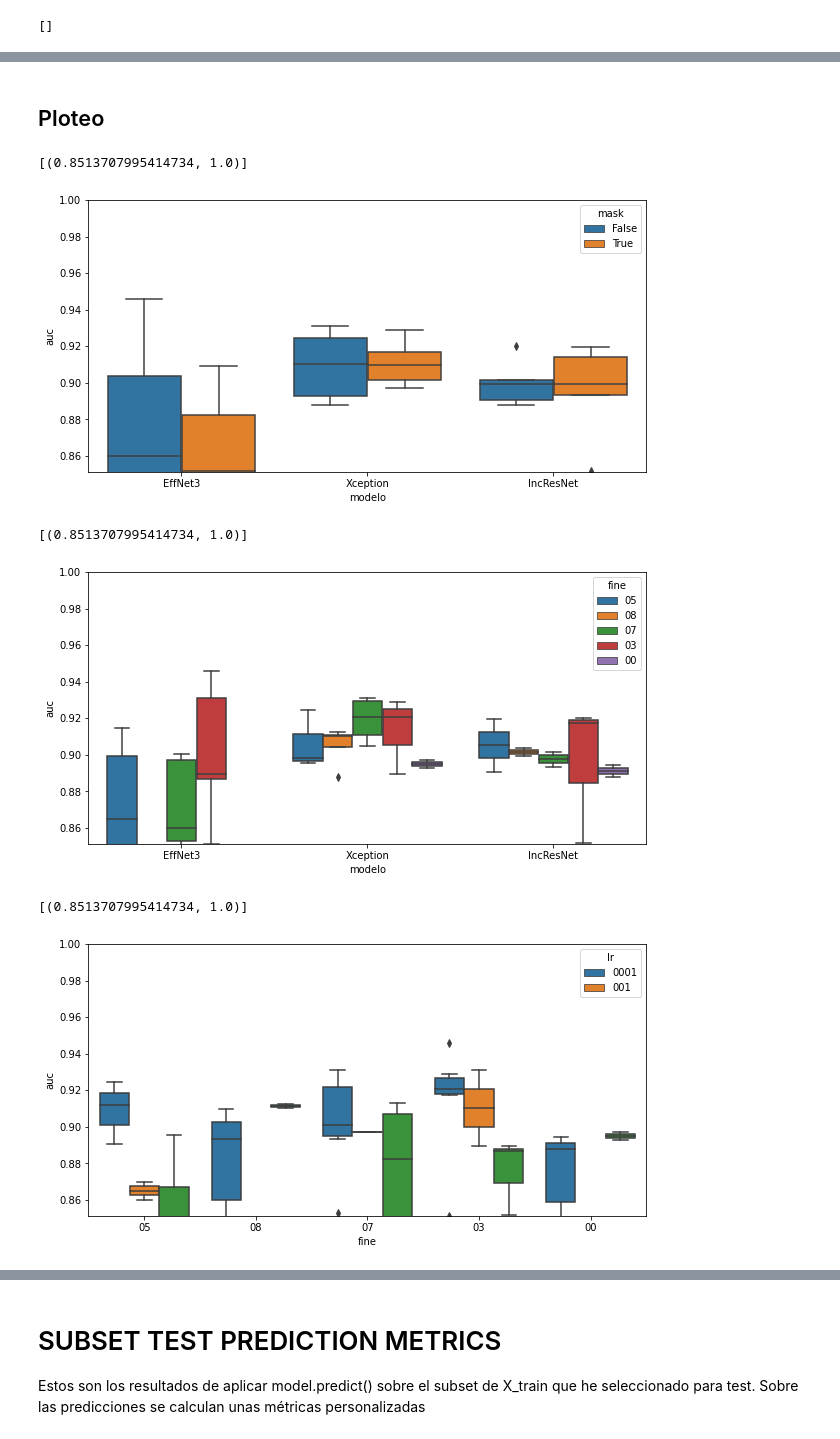
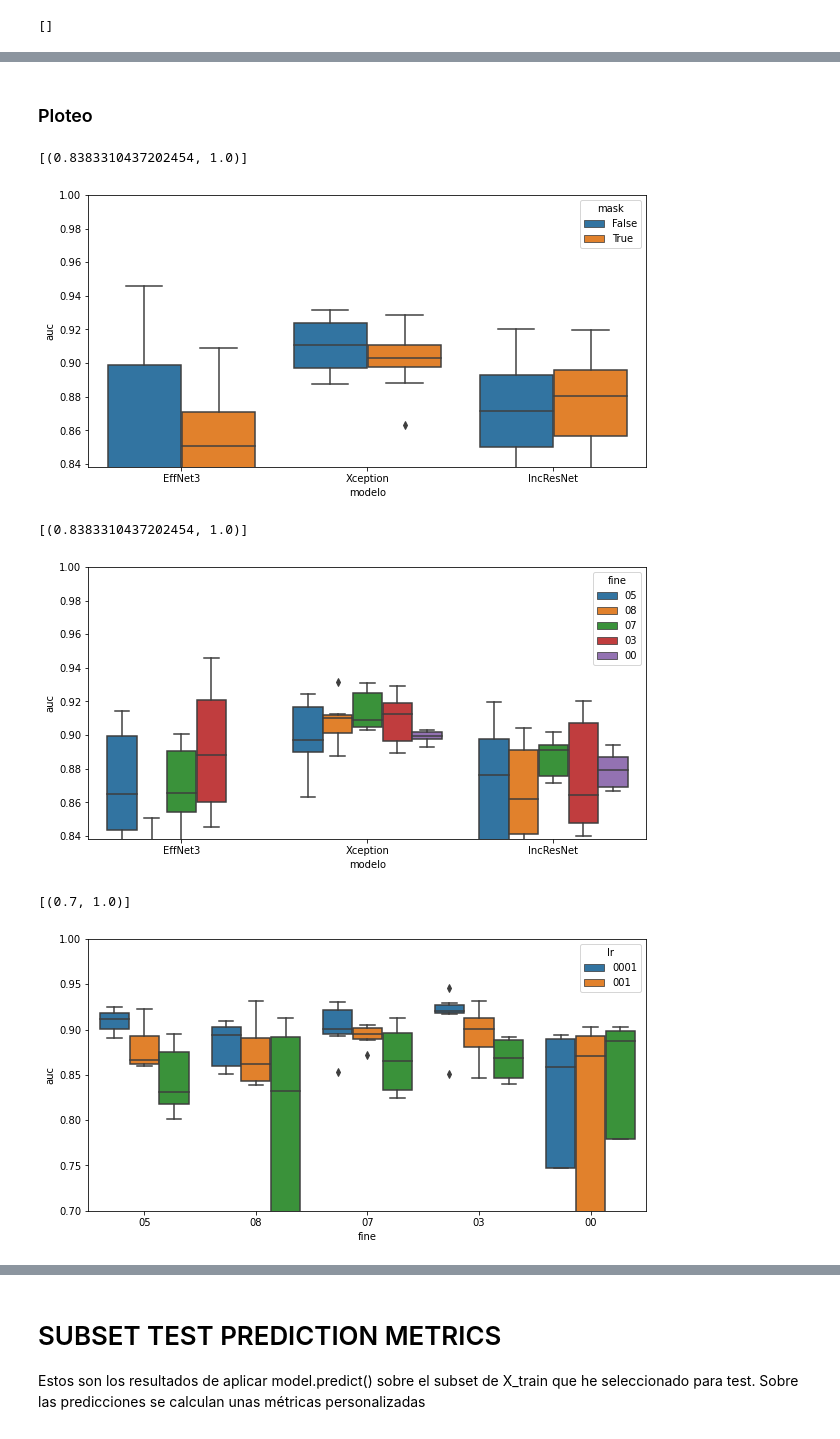
Before and after one commit to maryskal/SITK, a Jupyter notebook: neural_networks/image_class/Ver_resultados.ipynb, the cells around one changed output, grey strips where cells are left out. Saved outputs shown, nothing was run; the diff lists cells and outputs as text; code cells hidden in the pictures.

```diff
--- a/neural_networks/image_class/Ver_resultados.ipynb
+++ b/neural_networks/image_class/Ver_resultados.ipynb
@@ -156,0 +147,3 @@ list(set(modelos_train)-set(modelos_evaluados))
+# %%
+index = [i for i in df_test.index if bool(re.search('resto', df_test['nombre'][i]))]
+df_resto = df_test.iloc[index]
@@ -159,3 +223,6 @@ list(set(modelos_train)-set(modelos_evaluados))
+# %%
+index = list(set(df_test.index) - set(index))
+df_test = df_test.iloc[index]
 # %%
 df_test = df_test.reset_index(drop = True)
 # %%
@@ -183,5 +244,5 @@ df_test.sort_values('auc').tail()
 # %% [markdown]
-## Ploteo
+### Ploteo
 # %%
 y = 'auc'
 data = df_test
@@ -193,8 +254,8 @@ p = sns.boxplot(x="modelo", y=y,
                 data=data)
 p.set(ylim=(lim, 1))
 # %% [output]
-[(0.8513707995414734, 1.0)]
+[(0.8383310437202454, 1.0)]
-[figure, old version]
+[figure, new version]
 # %%
 plt.subplots(figsize=(10,5))
 p = sns.boxplot(x="modelo", y=y,
@@ -202,17 +263,17 @@ p = sns.boxplot(x="modelo", y=y,
                 data=data)
 p.set(ylim=(lim, 1))
 # %% [output]
-[(0.8513707995414734, 1.0)]
+[(0.8383310437202454, 1.0)]
-[figure, old version]
+[figure, new version]
 # %%
 plt.subplots(figsize=(10,5))
 p = sns.boxplot(x="fine", y=y,
                 hue="lr",
                 data=data)
-p.set(ylim=(lim, 1))
+p.set(ylim=(0.7, 1))
 # %% [output]
-[(0.8513707995414734, 1.0)]
+[(0.7, 1.0)]
-[figure, old version]
+[figure, new version]
 # %%
 plt.subplots(figsize=(10,5))
 p = sns.boxplot(x="lr", y=y,
```
Also changed, not shown: parts of 71 cells of this notebook, 8 other files.
